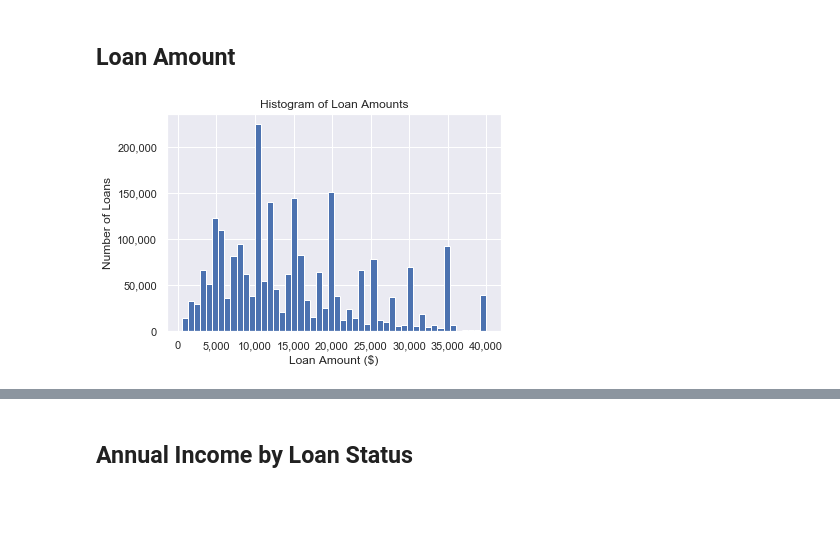
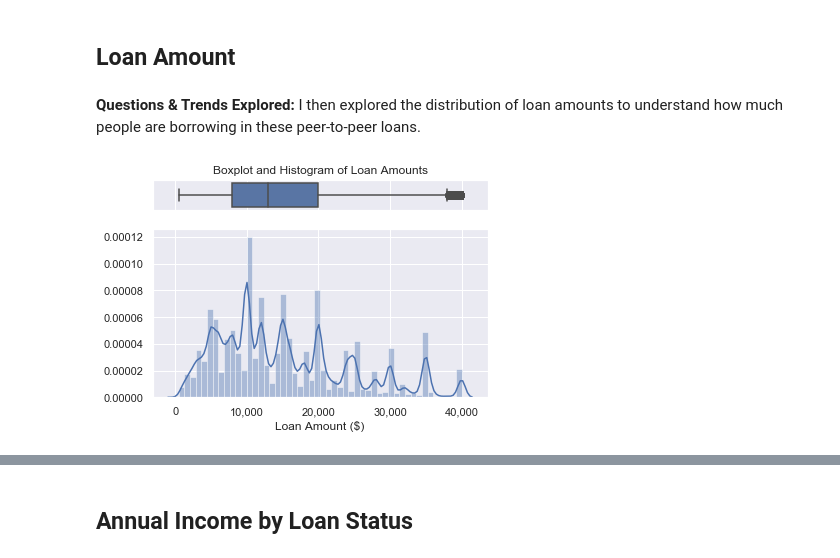
Before and after one commit to AnthonyHLin/springboard-capstone-1, a Jupyter notebook: Capstone 1- Data Exploration.ipynb, the cells around one changed output, grey strips where cells are left out. Cells and saved outputs as stored; diff of their text form; code cells hidden in the pictures; blank space fills up the shorter version.

```diff
--- a/Capstone 1- Data Exploration.ipynb
+++ b/Capstone 1- Data Exploration.ipynb
@@ -69,14 +87,14 @@ plt.show()
 # %% [markdown]
 ## Loan Amount
-# %%
-# Plot histogram of loan amount
-_ = plt.hist(df['loan_amnt'], bins=50)
-_ = plt.title('Histogram of Loan Amounts')
-_ = plt.xlabel('Loan Amount ($)')
-_ = plt.ylabel('Number of Loans')
-_ = plt.gca().xaxis.set_major_formatter(mtick.StrMethodFormatter('{x:,.0f}'))
-_ = plt.gca().yaxis.set_major_formatter(mtick.StrMethodFormatter('{x:,.0f}'))
-
-plt.show()
-# %% [output]
-[figure, removed]
+# %% [markdown]
+__Questions & Trends Explored:__ I then explored the distribution of loan amounts to understand how much people are borrowing in these peer-to-peer loans.
+# %%
+# Histogram with boxplot of loan amount
+fig, (ax1, ax2) = plt.subplots(2, sharex=True, gridspec_kw={'height_ratios': (0.15, 0.85)})
+sns.boxplot(df['loan_amnt'], ax=ax1).set_title('Boxplot and Histogram of Loan Amounts')
+sns.distplot(df['loan_amnt'], axlabel='Loan Amount ($)', ax=ax2)
+
+ax1.set(xlabel='')
+ax2.xaxis.set_major_formatter(mtick.StrMethodFormatter('{x:,.0f}'))
+# %% [output]
+[figure, added]
```
Also changed, not shown: parts of 60 cells of this notebook.
